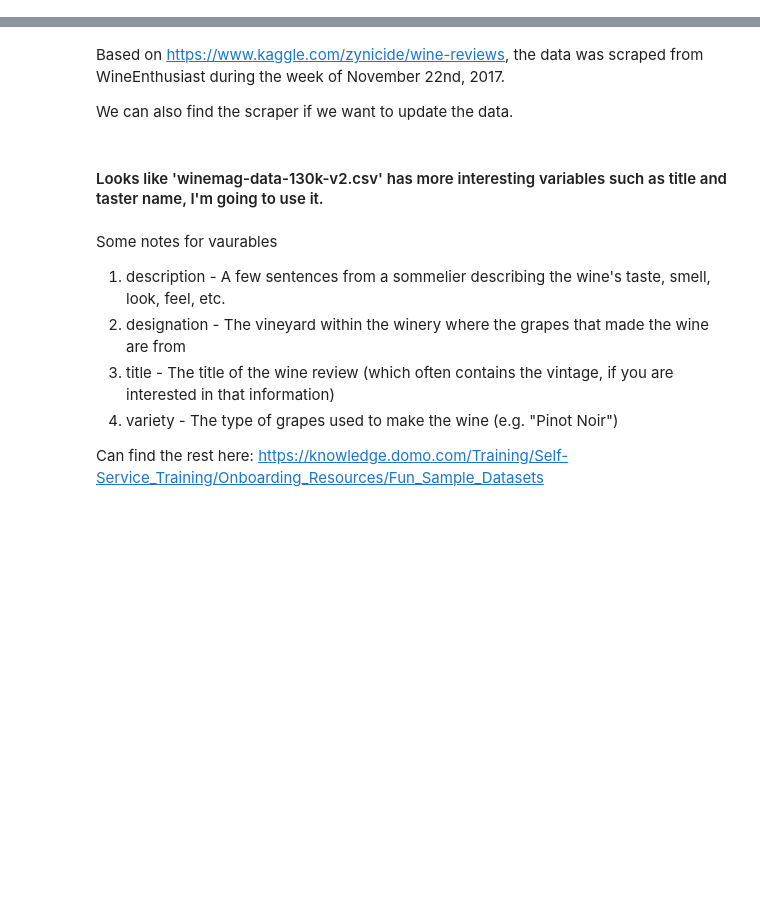
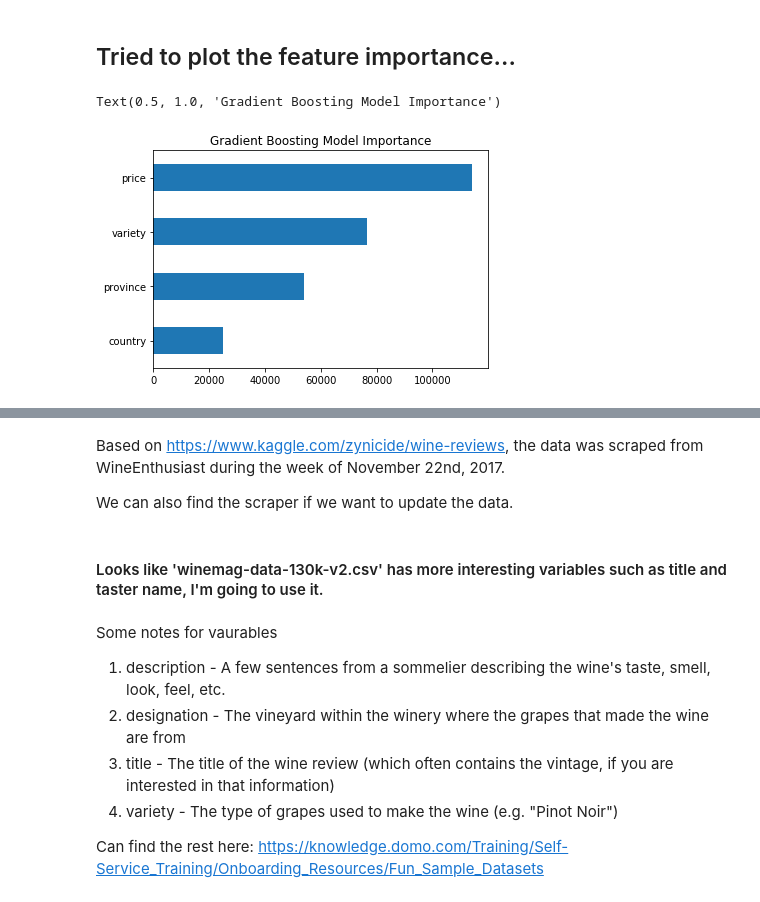
Before and after one commit to Matthew-Peng/winemag-data, a Jupyter notebook: winemag-data.ipynb, the cells around one changed output, grey strips where cells are left out. Cells and saved outputs as stored; diff of their text form; code cells hidden in the pictures; blank space fills up the shorter version.

```diff
--- a/winemag-data.ipynb
+++ b/winemag-data.ipynb
@@ -6,0 +73,4 @@ import re
+# %%
+variables = ['price', 'country', 'province', 'variety', 'rating']
+
+data = data150[variables].dropna()
@@ -6,0 +110,7 @@ import re
+# %%
+cat_variables = ['country', 'province', 'variety'] # turned out I don't need to encode labels
+
+le = preprocessing.LabelEncoder()
+
+for col in cat_variables:
+    data[col] = le.fit_transform( data[col] )
@@ -6,0 +119,5 @@ import re
+# %%
+X = data.iloc[:,:-1]
+y = data['rating']
+
+X_train, X_test, y_train, y_test = train_test_split(X, y, test_size=0.2, random_state=0)
@@ -6,0 +126,4 @@ import re
+# %%
+%%time
+bst = lgb.LGBMClassifier(n_estimators = 3000)
+bst.fit(X_train.values, y_train.values)
@@ -6,0 +186,9 @@ import re
+# %% [markdown]
+## Tried to plot the feature importance...
+# %%
+importance = pd.Series(bst.feature_importances_, index=X_train.columns)
+importance.sort_values().plot.barh()
+plt.title('Gradient Boosting Model Importance')
+# %% [output]
+Text(0.5, 1.0, 'Gradient Boosting Model Importance')
+[figure, added]
```
Also changed, not shown: parts of 35 cells of this notebook.
